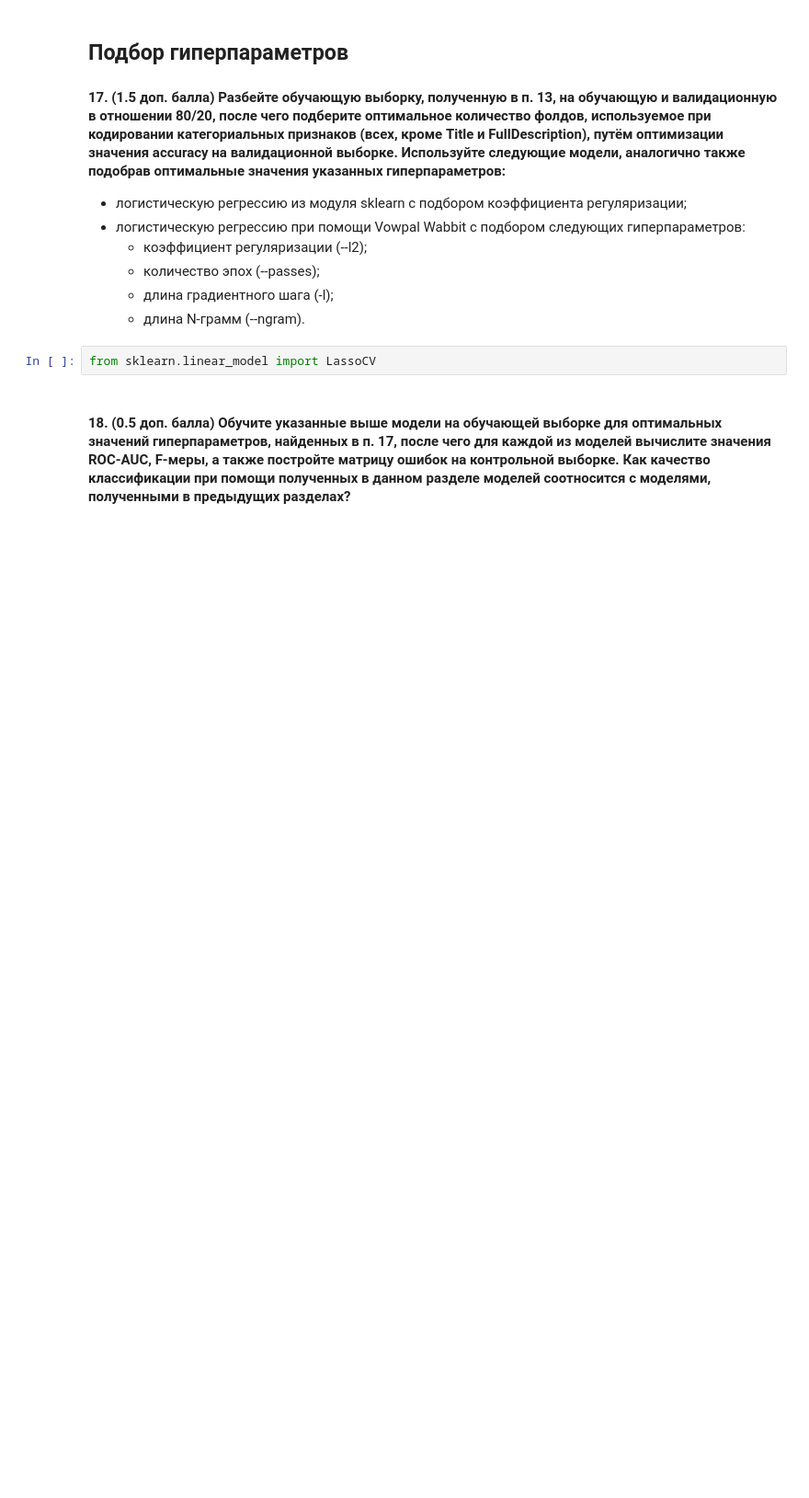
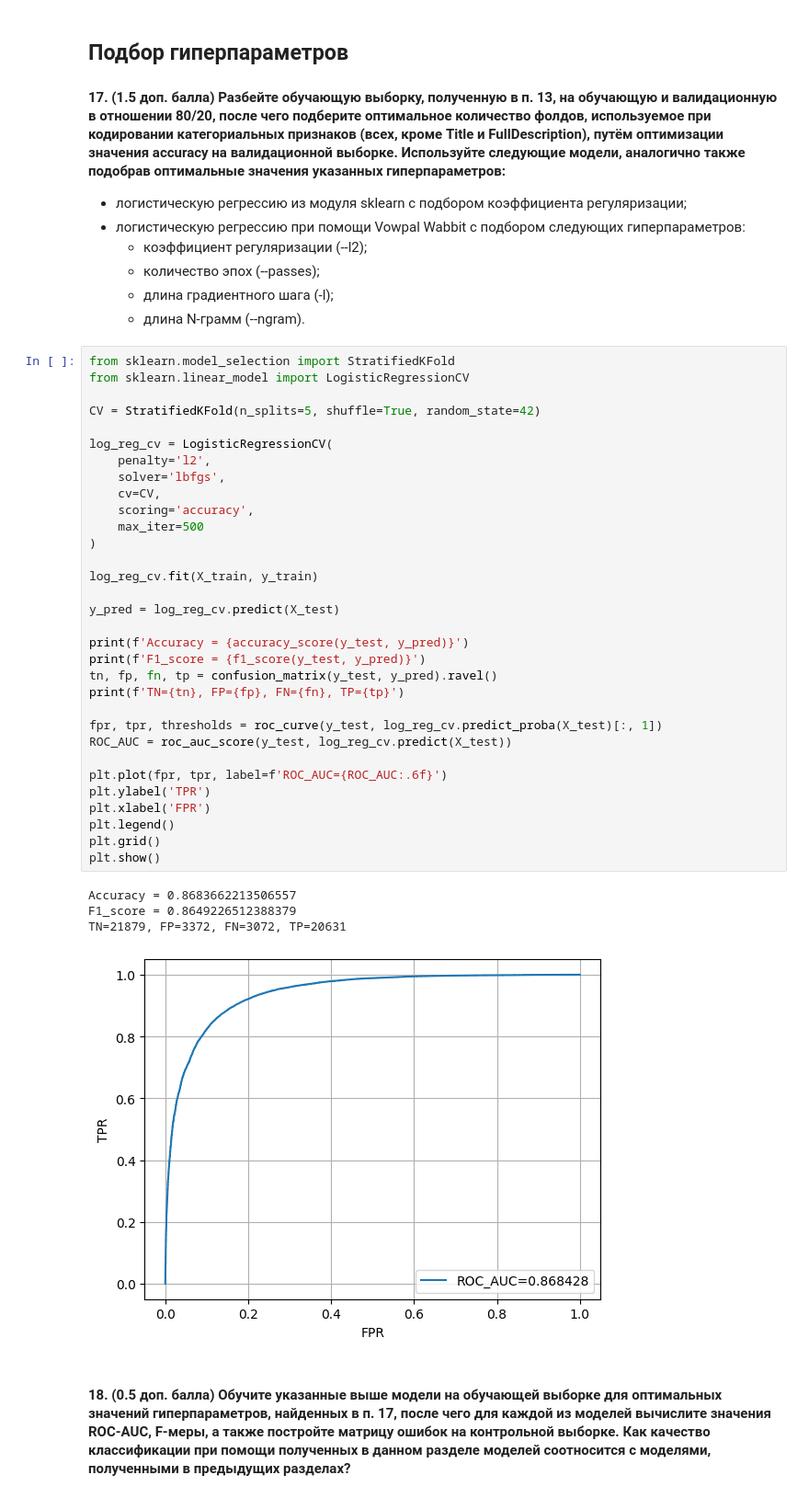
Before and after one commit to Uralbeckins/ML-Sokolov-Course, a Jupyter notebook: homework-practice-02-linclass.ipynb, the cells around one changed output. Shown at 92% size. Saved outputs shown, nothing was run; the diff lists cells and outputs as text; blank space fills up the shorter version.

```diff
--- a/homework-practice-02-linclass.ipynb
+++ b/homework-practice-02-linclass.ipynb
@@ -426,8 +426,43 @@ X_test = X_test[cat_cols_enc]
     - количество эпох (--passes);
     - длина градиентного шага (-l);
     - длина N-грамм (--ngram).
-# %%
-from sklearn.linear_model import LassoCV
+# %%
+from sklearn.model_selection import StratifiedKFold
+from sklearn.linear_model import LogisticRegressionCV
+
+CV = StratifiedKFold(n_splits=5, shuffle=True, random_state=42)
+
+log_reg_cv = LogisticRegressionCV(
+    penalty='l2',
+    solver='lbfgs',
+    cv=CV,
+    scoring='accuracy',
+    max_iter=500
+)
+
+log_reg_cv.fit(X_train, y_train)
+
+y_pred = log_reg_cv.predict(X_test)
+
+print(f'Accuracy = {accuracy_score(y_test, y_pred)}')
+print(f'F1_score = {f1_score(y_test, y_pred)}')
+tn, fp, fn, tp = confusion_matrix(y_test, y_pred).ravel()
+print(f'TN={tn}, FP={fp}, FN={fn}, TP={tp}')
+
+fpr, tpr, thresholds = roc_curve(y_test, log_reg_cv.predict_proba(X_test)[:, 1])
+ROC_AUC = roc_auc_score(y_test, log_reg_cv.predict(X_test))
+
+plt.plot(fpr, tpr, label=f'ROC_AUC={ROC_AUC:.6f}')
+plt.ylabel('TPR')
+plt.xlabel('FPR')
+plt.legend()
+plt.grid()
+plt.show()
+# %% [output]
+Accuracy = 0.8683662213506557
+F1_score = 0.8649226512388379
+TN=21879, FP=3372, FN=3072, TP=20631
+[figure, added]
 # %% [markdown]
 #### 18. (0.5 доп. балла) Обучите указанные выше модели на обучающей выборке для оптимальных значений гиперпараметров, найденных в п. 17, после чего для каждой из моделей вычислите значения ROC-AUC, F-меры, а также постройте матрицу ошибок на контрольной выборке. Как качество классификации при помощи полученных в данном разделе моделей соотносится с моделями, полученными в предыдущих разделах?
 # %%
```
Also changed, not shown: parts of 1 cell of this notebook.
